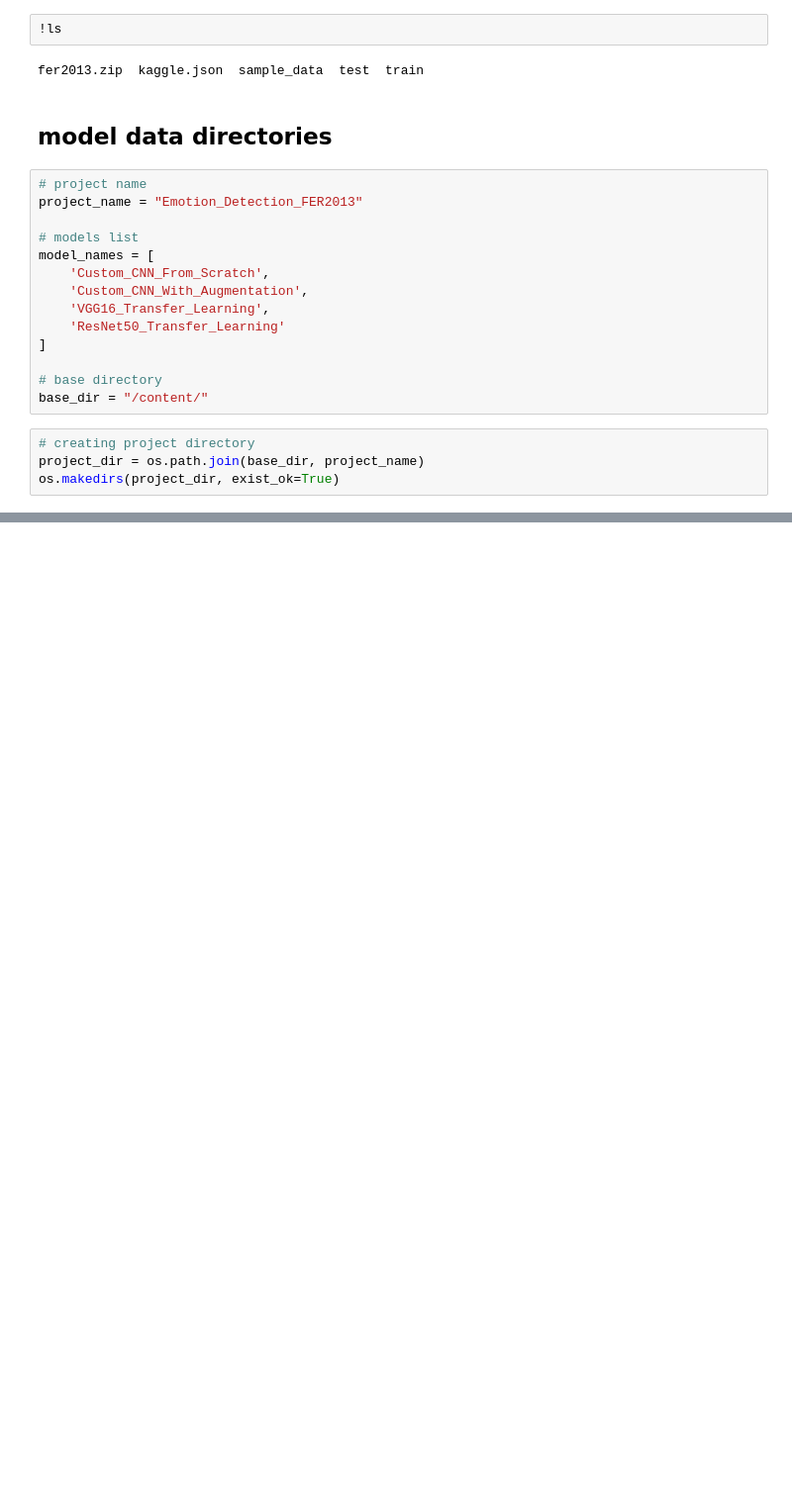
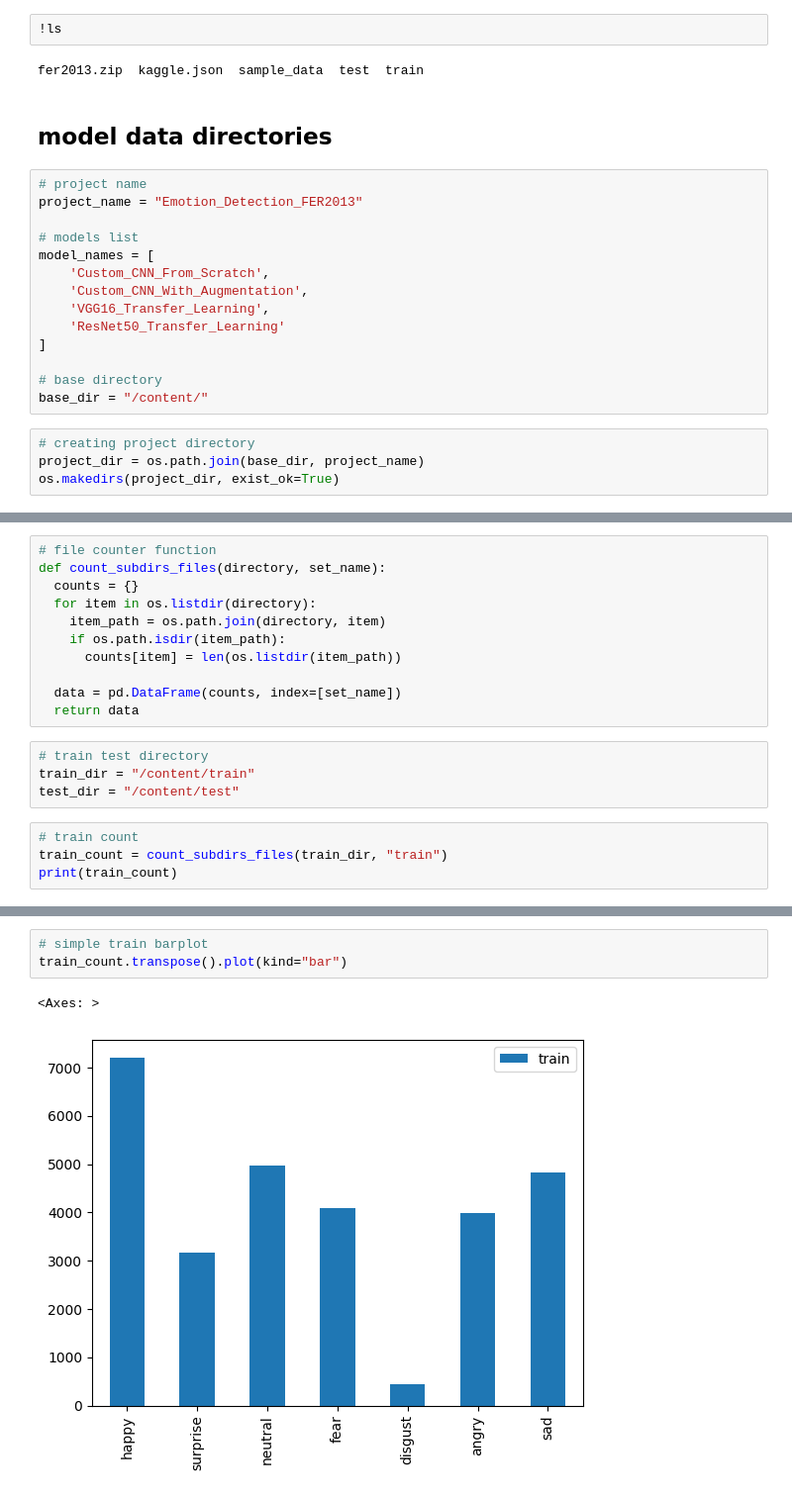
Before and after one commit to kamijoseph/FER2013-Emotion-Detection, a Jupyter notebook: notebooks/emotion_detection.ipynb, the cells around one changed output, grey strips where cells are left out. Shown at 99% size. Saved outputs shown, nothing was run; the diff lists cells and outputs as text; blank space fills up the shorter version.

Commit message:
preprocessing and exploratory data analysis

```diff
--- a/notebooks/emotion_detection.ipynb
+++ b/notebooks/emotion_detection.ipynb
@@ -53,0 +88,19 @@ os.makedirs(project_dir, exist_ok=True)
+# %%
+# file counter function
+def count_subdirs_files(directory, set_name):
+  counts = {}
+  for item in os.listdir(directory):
+    item_path = os.path.join(directory, item)
+    if os.path.isdir(item_path):
+      counts[item] = len(os.listdir(item_path))
+
+  data = pd.DataFrame(counts, index=[set_name])
+  return data
+# %%
+# train test directory
+train_dir = "/content/train"
+test_dir = "/content/test"
+# %%
+# train count
+train_count = count_subdirs_files(train_dir, "train")
+print(train_count)
@@ -53,0 +117,6 @@ os.makedirs(project_dir, exist_ok=True)
+# %%
+# simple train barplot
+train_count.transpose().plot(kind="bar")
+# %% [output]
+<Axes: >
+[figure, added]
```
Also changed, not shown: parts of 11 cells of this notebook.
